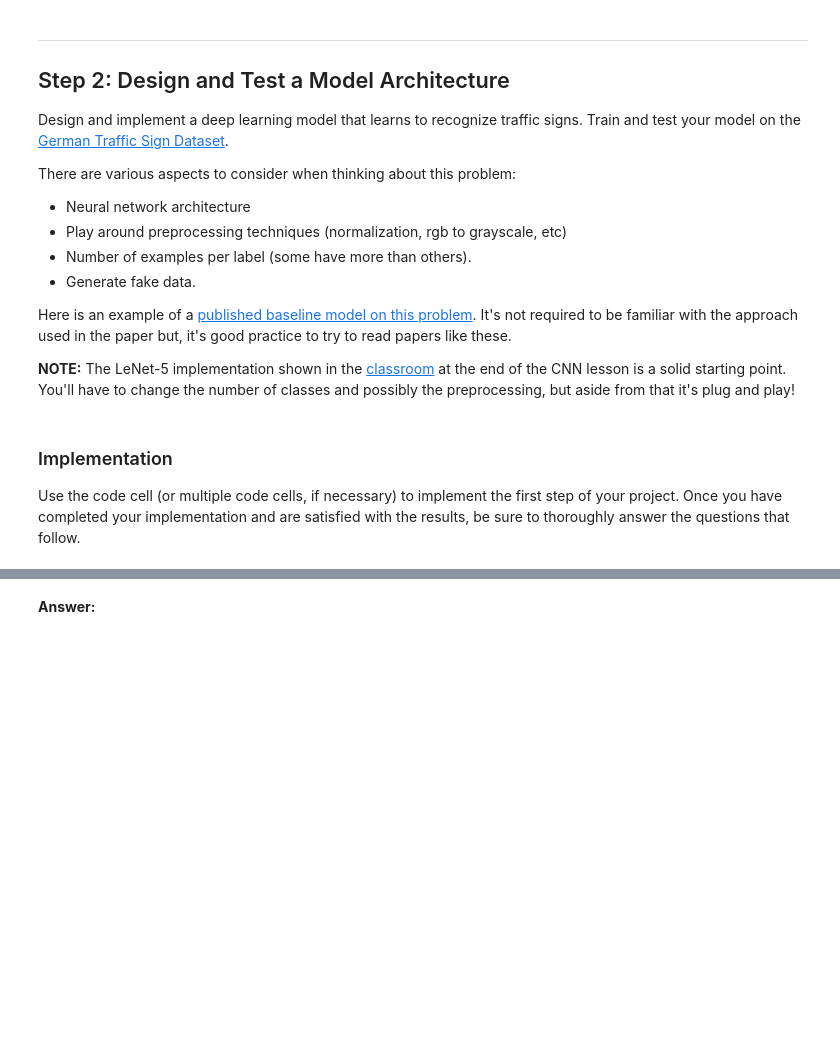
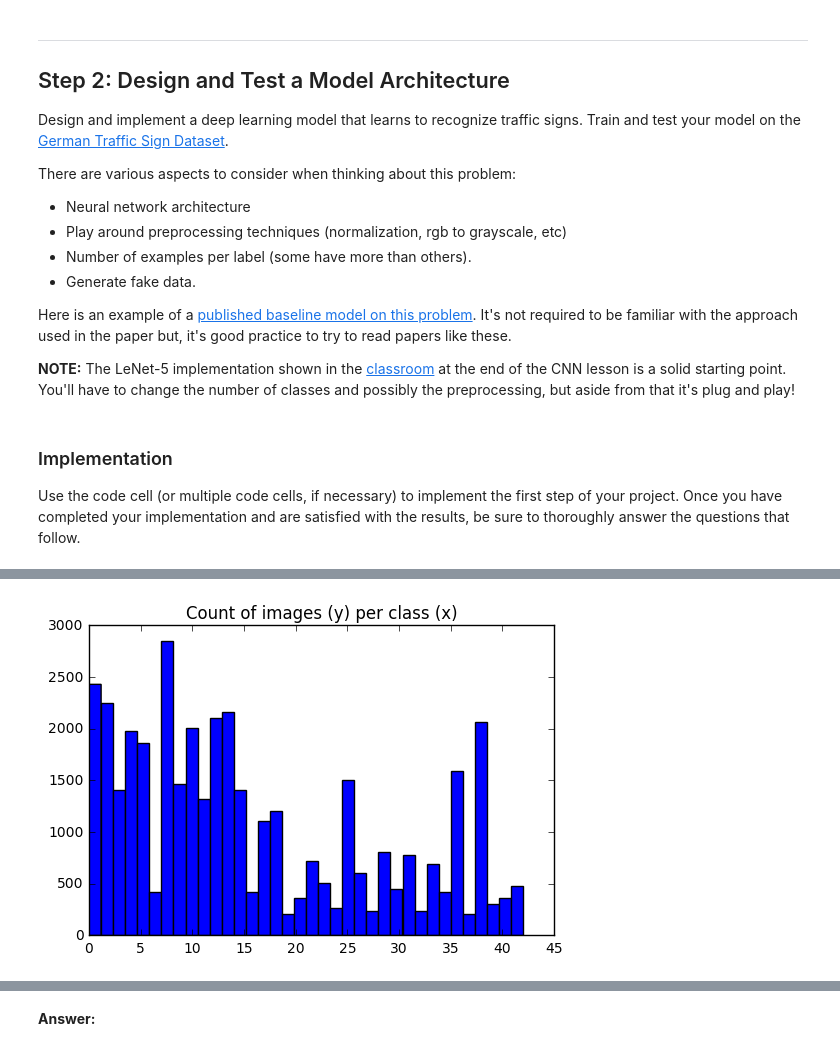
Before and after one commit to DavidObando/carnd, a Jupyter notebook: Term1/Project2/Traffic_Sign_Classifier.ipynb, the cells around one changed output, grey strips where cells are left out. Saved outputs shown, nothing was run; the diff lists cells and outputs as text; code cells hidden in the pictures; blank space fills up the shorter version.

```diff
--- a/Term1/Project2/Traffic_Sign_Classifier.ipynb
+++ b/Term1/Project2/Traffic_Sign_Classifier.ipynb
@@ -183,0 +125,77 @@ My assumptions might be wrong, so not only will I be training my network, I'll b
+# %%
+# Pre-processing of the data
+
+import numpy as np
+import cv2
+
+# First, let's see how many items of each category we have:
+class_index = []
+# let's initialize class_index
+for index in range(len(y_train)):
+    class_index.append([])
+
+for index in range(len(y_train)):
+    item_class = y_train[index]
+    class_index[item_class].append(index)
+
+# show a histogram for human readibility
+plt.hist(y_train, bins='auto')
+plt.title("Count of images (y) per class (x)")
+plt.show()
+
+def modify_image(image):
+    """
+    Expects the parameter to be a 3-dimensional array with the RGB information
+    for the image; will create a new image by modifying the original with random
+    parameters
+    """
+    rows,cols = len(image), len(image[0])
+    # tilt [-20,20]
+    tilt_angle = -20 + int(random.random() * 40)
+    M = cv2.getRotationMatrix2D((cols/2,rows/2),tilt_angle,1)
+    out = cv2.warpAffine(image,M,(cols,rows))
+    return np.asarray(out)
+
+
+# The disparity in image count is striking, we should attempt to equalize the field at least a little bit
+# so the difference in example count between different classes isn't as wide
+# We will ensure that each class has at least N items, so we'll iterate over the class index and ensure that
+# we add the required amount of images; these new images will be created by applying modifications to
+# the initial set of images
+# Arbitrarily I've chosen 1000 as the minimum number of images given that some classes have as little as 250
+# items while others have as much as 2500. Lowering this disparity is what I intend
+min_item_count = 1000
+extension_to_X_train = []
+extension_to_y_train = []
+extension_to_X_coords = []
+extension_to_X_sizes = []
+for current_class in range(n_classes):
+    item_index = class_index[current_class]
+    item_count = len(item_index)
+    if item_count < min_item_count:
+        #print("Class: {0}".format(current_class))
+        #print(item_count)
+        #print(item_index)
+        # let's add the new data
+        N = min_item_count - item_count
+        for i in range(N):
+            #print("Index {0}".format(i))
+            image_selector = item_index[i % item_count]
+            #print("Image selector {0}".format(image_selector))
+            selected_image = X_train[image_selector]
+            #print(selected_image)
+            #plt.figure(figsize=(1,1))
+            #plt.imshow(selected_image)
+            extension_to_X_train.append(modify_image(selected_image))
+            extension_to_y_train.append(y_train[image_selector])
+            extension_to_X_coords.append(X_coords[image_selector])
+            extension_to_X_sizes.append(X_sizes[image_selector])
+
+# Append extensions
+X_train = np.append(X_train, extension_to_X_train, axis=0)
+y_train = np.append(y_train, extension_to_y_train, axis=0)
+X_coords = np.append(X_coords, extension_to_X_coords, axis=0)
+X_sizes = np.append(X_sizes, extension_to_X_sizes, axis=0)
+n_train = len(X_train)
+# %% [output]
+[figure, added]
```
Also changed, not shown: parts of 18 cells of this notebook.
